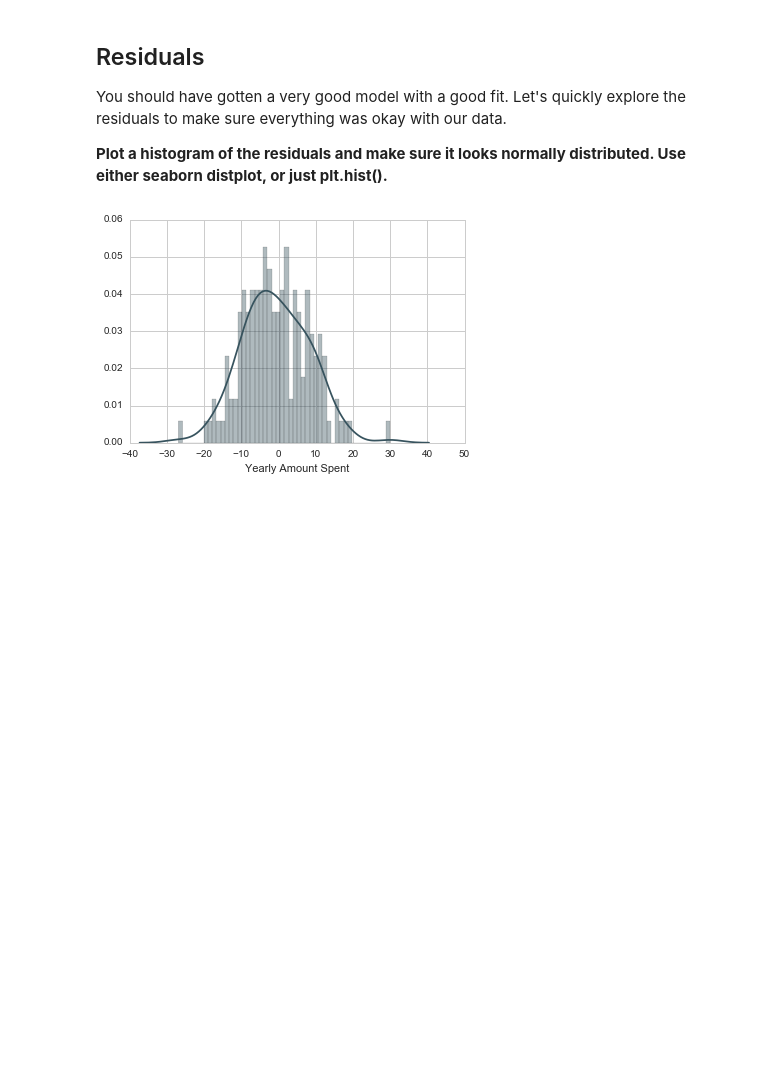
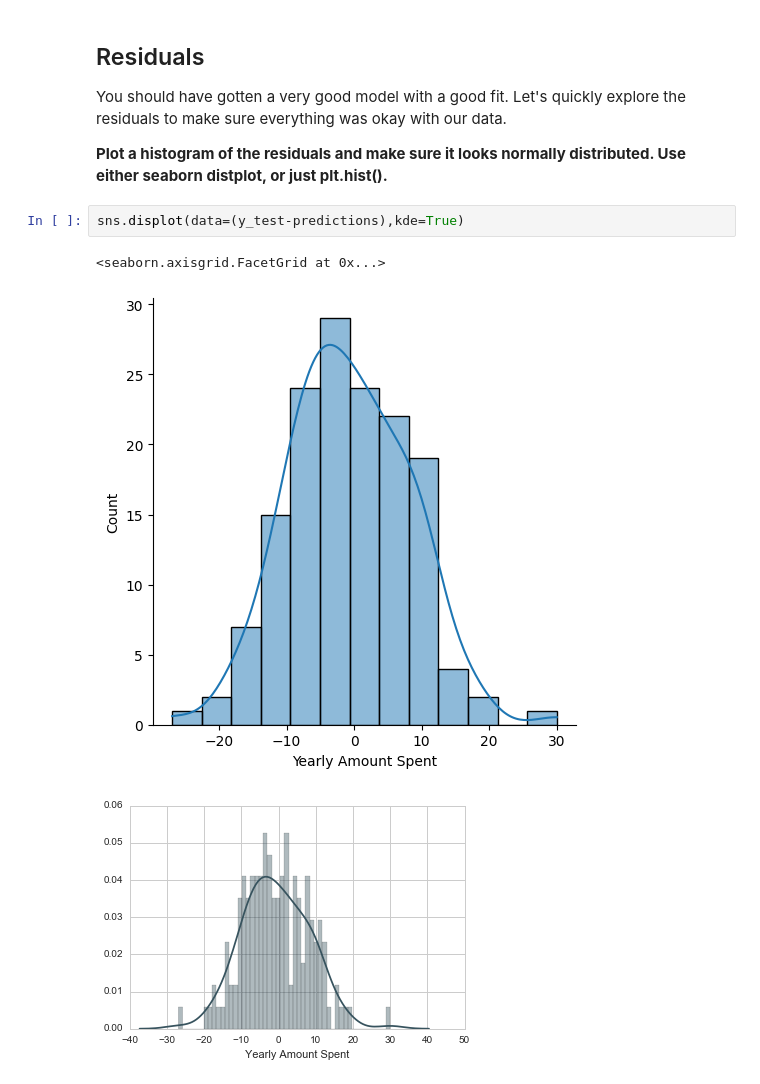
Before and after one commit to Gbohunmi/Python-for-Data-Science-and-Machine-Learning-Bootcamp-master, a Jupyter notebook: 11-Linear-Regression/02-Linear Regression Project.ipynb, the cells around one changed output. Saved outputs shown, nothing was run; the diff lists cells and outputs as text; blank space fills up the shorter version.

```diff
--- a/11-Linear-Regression/02-Linear Regression Project.ipynb
+++ b/11-Linear-Regression/02-Linear Regression Project.ipynb
@@ -234,6 +218,11 @@ RMSE: 8.93381506698
 You should have gotten a very good model with a good fit. Let's quickly explore the residuals to make sure everything was okay with our data.
 
 **Plot a histogram of the residuals and make sure it looks normally distributed. Use either seaborn distplot, or just plt.hist().**
+# %%
+sns.displot(data=(y_test-predictions),kde=True)
+# %% [output]
+<seaborn.axisgrid.FacetGrid at 0x...>
+[figure, added]
 # %%
 # %% [output]
 [figure]
```
Also changed, not shown: parts of 5 cells of this notebook.
